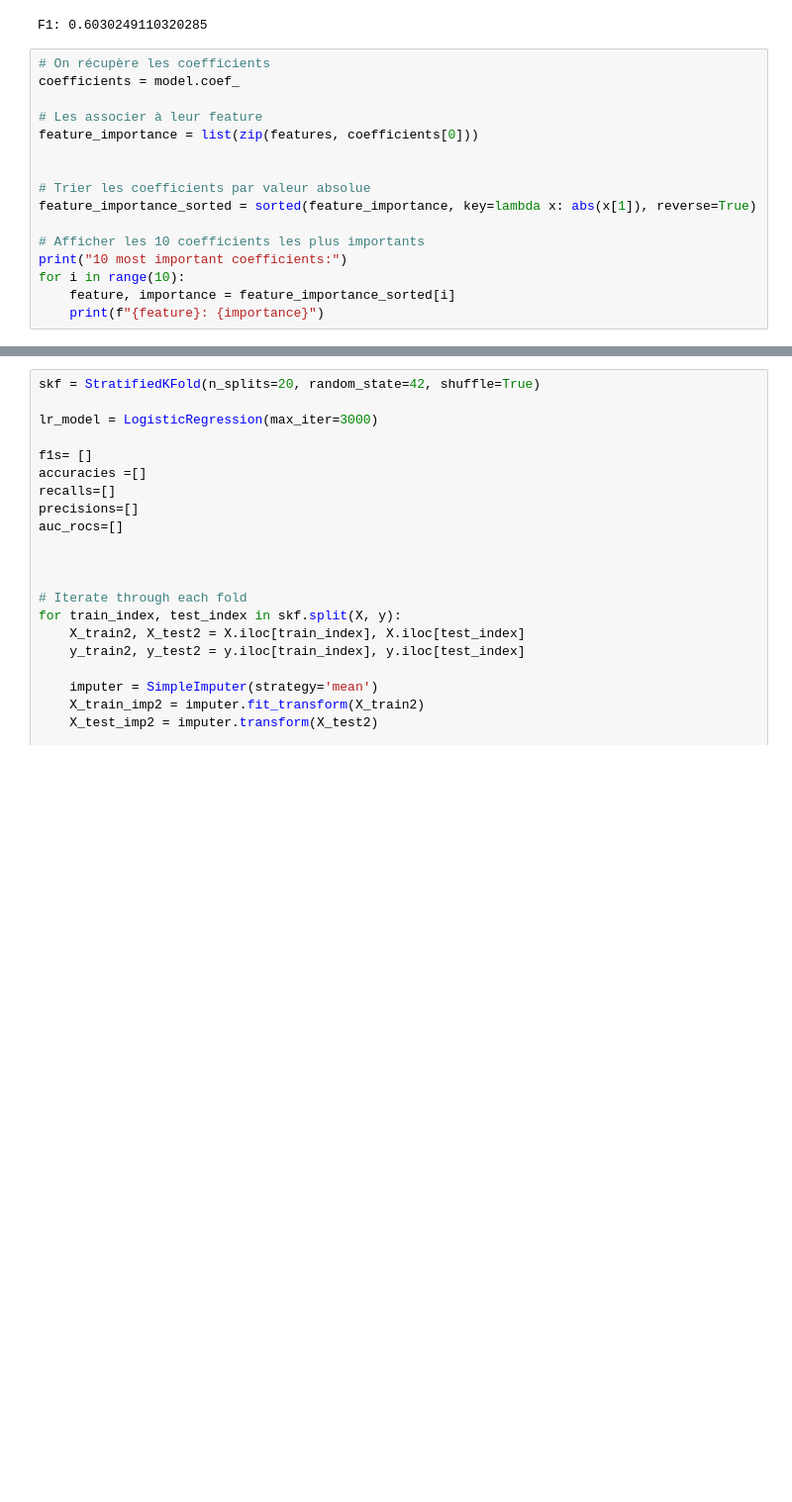
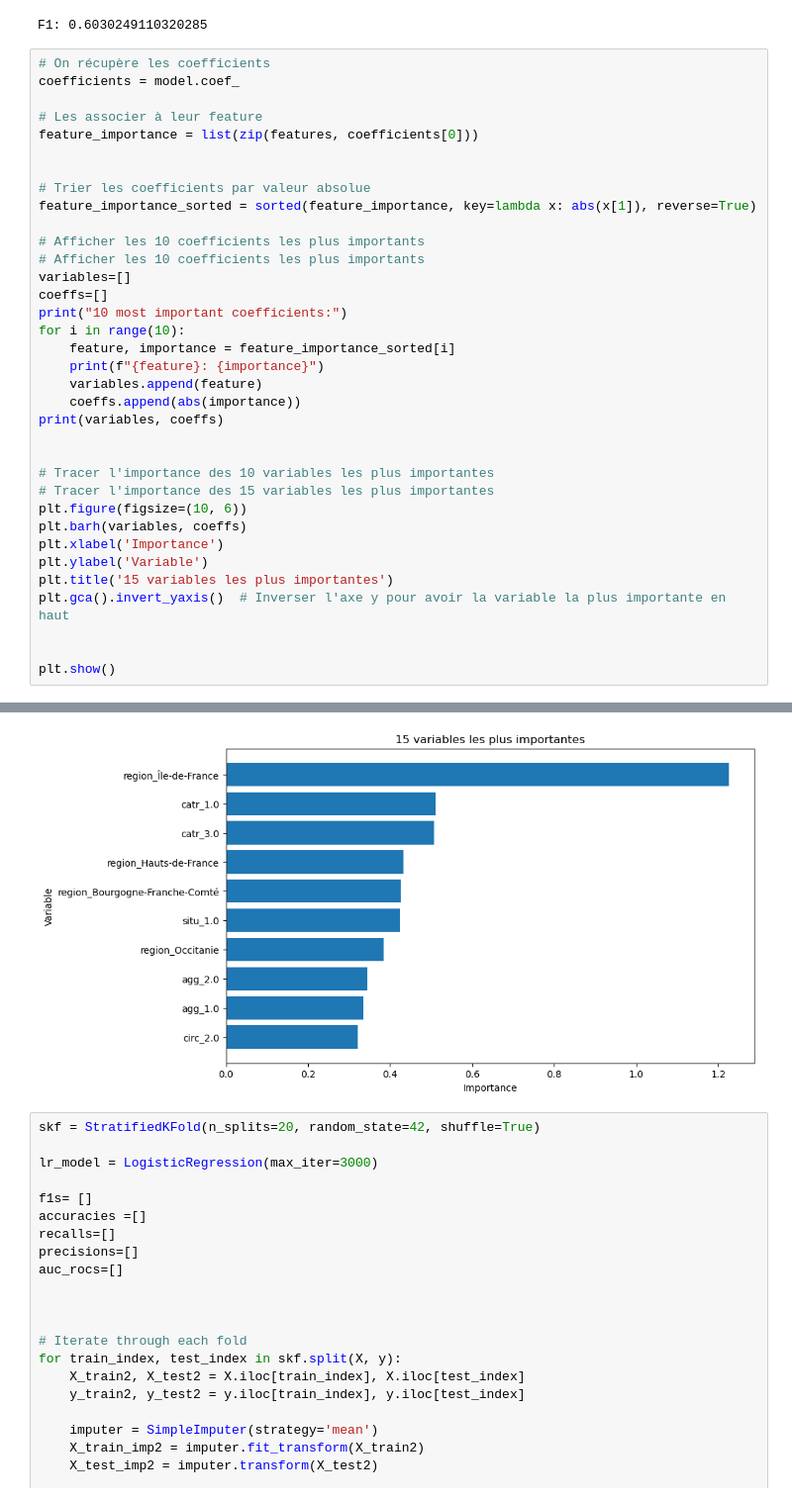
Before and after one commit to solinemignot/statapp_sujet26, a Jupyter notebook: Partie2_ML/ml linéaire/Log_reg.ipynb, the cells around one changed output, grey strips where cells are left out. Shown at 99% size. Drawn from its saved outputs; the diff is of its cells as text; blank space fills up the shorter version.

Commit message:
feature importance

```diff
--- a/Partie2_ML/ml linéaire/Log_reg.ipynb
+++ b/Partie2_ML/ml linéaire/Log_reg.ipynb
@@ -273,10 +273,29 @@ feature_importance = list(zip(features, coefficients[0]))
 feature_importance_sorted = sorted(feature_importance, key=lambda x: abs(x[1]), reverse=True)
 
 # Afficher les 10 coefficients les plus importants
+# Afficher les 10 coefficients les plus importants
+variables=[]
+coeffs=[]
 print("10 most important coefficients:")
 for i in range(10):
     feature, importance = feature_importance_sorted[i]
     print(f"{feature}: {importance}")
+    variables.append(feature)
+    coeffs.append(abs(importance))
+print(variables, coeffs)
+
+
+# Tracer l'importance des 10 variables les plus importantes
+# Tracer l'importance des 15 variables les plus importantes
+plt.figure(figsize=(10, 6))
+plt.barh(variables, coeffs)
+plt.xlabel('Importance')
+plt.ylabel('Variable')
+plt.title('15 variables les plus importantes')
+plt.gca().invert_yaxis()  # Inverser l'axe y pour avoir la variable la plus importante en haut
+
+
+plt.show()
 # %% [output]
 10 most important coefficients:
 region_Île-de-France: -1.2261107070183608
@@ -292,3 +312,4 @@ circ_2.0: 0.3210207974926749
+[figure, added]
 # %%
 skf = StratifiedKFold(n_splits=20, random_state=42, shuffle=True)
 
```
Also changed, not shown: parts of 1 cell of this notebook, 3 other files.
